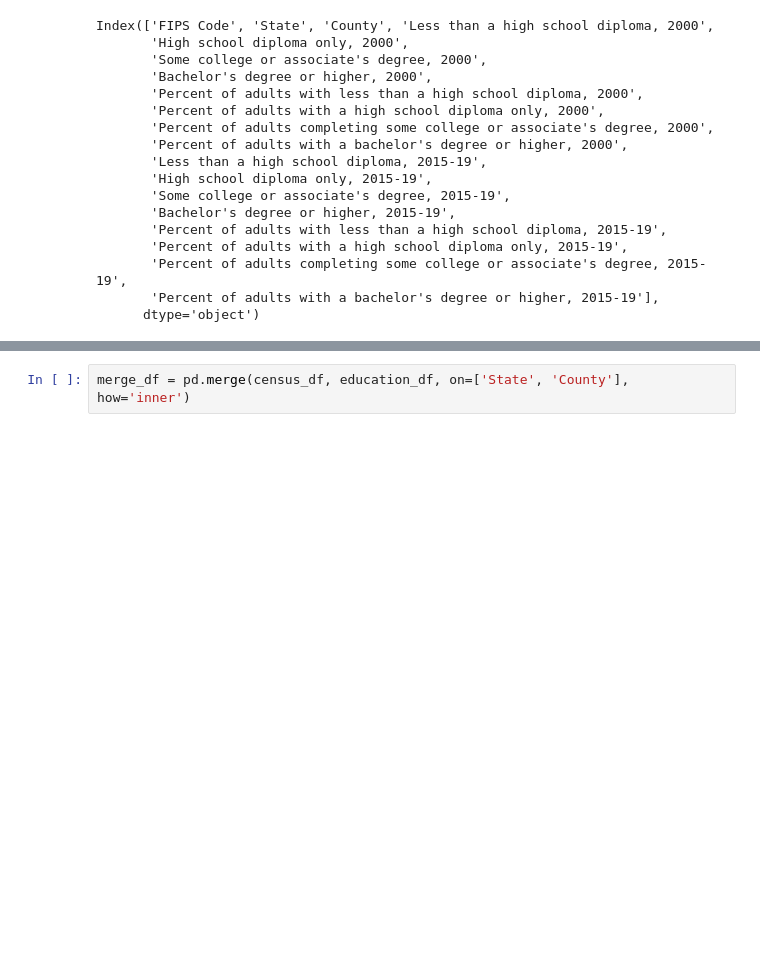
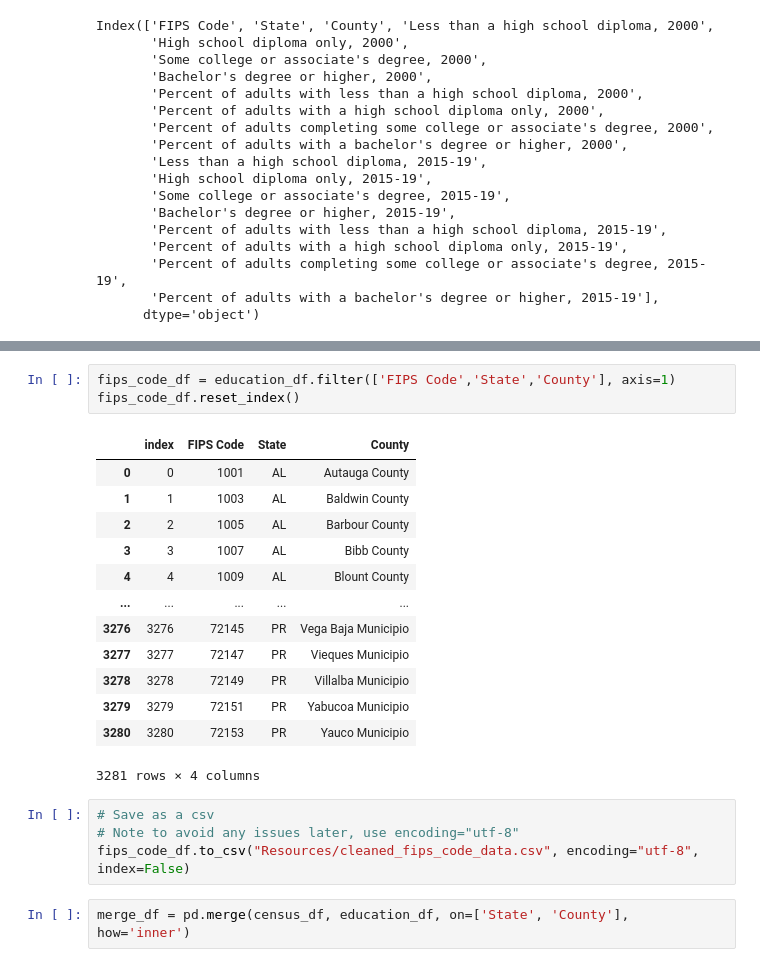
Before and after one commit to uzmabb182/data-visualization-using-flask-project2, a Jupyter notebook: data_visualzation/data_cleaning.ipynb, the cells around one changed output, grey strips where cells are left out. Drawn from its saved outputs; the diff is of its cells as text; blank space fills up the shorter version.

```diff
--- a/data_visualzation/data_cleaning.ipynb
+++ b/data_visualzation/data_cleaning.ipynb
@@ -293,3 +265,24 @@ Index(['FIPS Code', 'State', 'County', 'Less than a high school diploma, 2000',
+# %%
+fips_code_df = education_df.filter(['FIPS Code','State','County'], axis=1)
+fips_code_df.reset_index()
+# %% [output]
+|  | index | FIPS Code | State | County |
+| 0 | 0 | 1001 | AL | Autauga County |
+| 1 | 1 | 1003 | AL | Baldwin County |
+| 2 | 2 | 1005 | AL | Barbour County |
+| 3 | 3 | 1007 | AL | Bibb County |
+| 4 | 4 | 1009 | AL | Blount County |
+| ... | ... | ... | ... | ... |
+| 3276 | 3276 | 72145 | PR | Vega Baja Municipio |
+| 3277 | 3277 | 72147 | PR | Vieques Municipio |
+| 3278 | 3278 | 72149 | PR | Villalba Municipio |
+| 3279 | 3279 | 72151 | PR | Yabucoa Municipio |
+| 3280 | 3280 | 72153 | PR | Yauco Municipio |
+3281 rows × 4 columns
+# %%
+# Save as a csv
+# Note to avoid any issues later, use encoding="utf-8"
+fips_code_df.to_csv("Resources/cleaned_fips_code_data.csv", encoding="utf-8", index=False)
 # %%
 merge_df = pd.merge(census_df, education_df, on=['State', 'County'], how='inner')
 # %%
```
Also changed, not shown: parts of 14 cells of this notebook, 3 other files.
